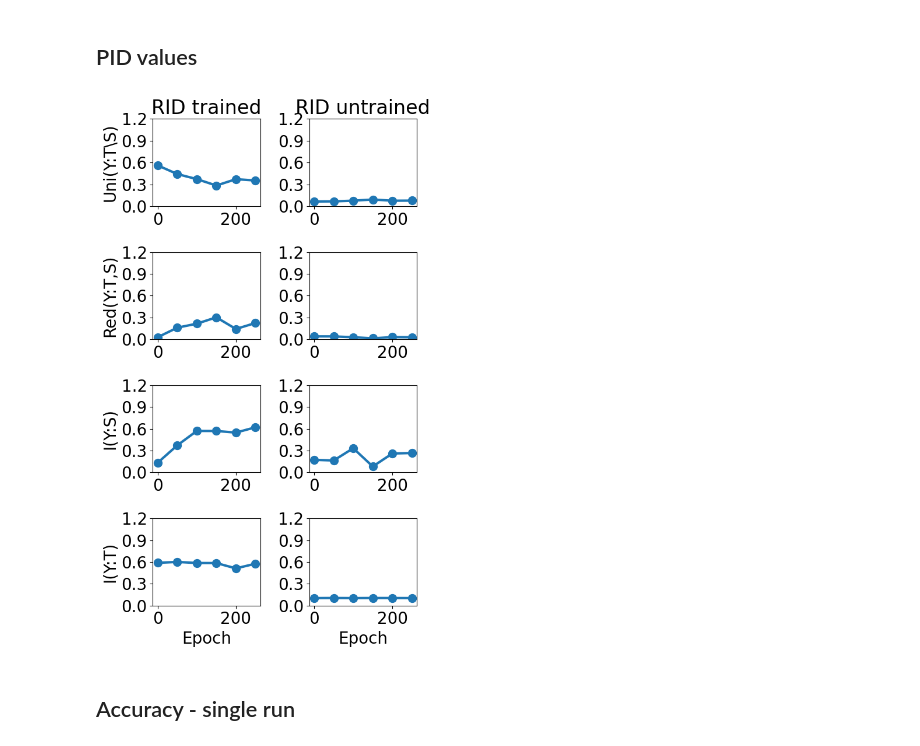
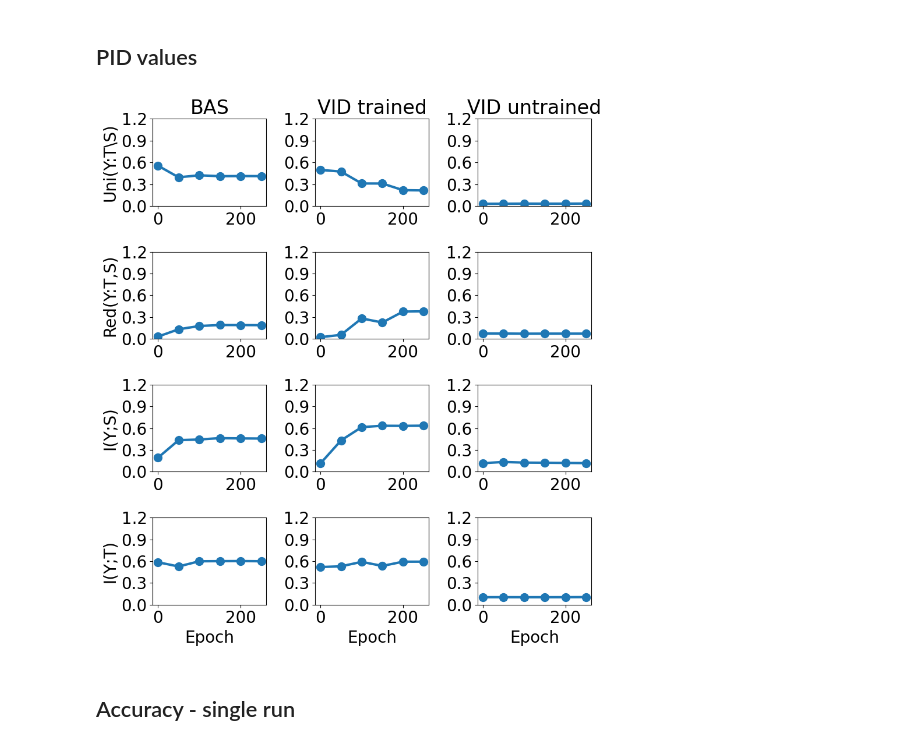
Before and after one commit to pasandissanayake/kd-rid, a Jupyter notebook: dit_test.ipynb, the cells around one changed output. Drawn from its saved outputs; the diff is of its cells as text; code cells hidden in the pictures.

```diff
--- a/dit_test.ipynb
+++ b/dit_test.ipynb
@@ -99,8 +77,8 @@ def add_measures(meas_1, meas_2, reps):
 # %%
 # Example list of folders (replace with your actual list)
 folders = [
-    './aistatcam3_cifar100_2810/meas/measures_red_tt_done',
-    './aistatcam3_cifar100_2810/meas/measures_red_ut_done'
+    './aistatcam3_cifar100_2810/meas/measures_vid_tt',
+    './aistatcam3_cifar100_2810/meas/measures_vid_ut'
     # 'experiment4_5000spc/meas/meas_bas_tt',
     # 'experiment4_5000spc/meas/meas_vid_tt',
     # 'experiment4_5000spc/meas/meas_red_tt',
@@ -112,12 +90,12 @@ folders = [
 ]
 titles = [
     # 'BAS-trained-teacher',
-    # 'VID-trained-teacher',
-    'RID-trained-teacher',
+    'VID-trained-teacher',
+    # 'RID-trained-teacher',
     # 'TED-trained-teacher',
     # 'BAS-untrained-teacher',
-    # 'VID-untrained-teacher',
-    'RID-untrained-teacher',
+    'VID-untrained-teacher',
+    # 'RID-untrained-teacher',
     # 'TED-untrained-teacher',
 ]
 n_reps = 3
@@ -177,25 +155,18 @@ plt.show()
 # %%
 # Example list of folders (replace with your actual list)
 folders = [
-    './aistatcam3_cifar100_2810/meas/measures_red_tt_done',
-    './aistatcam3_cifar100_2810/meas/measures_red_ut_done'
-    # 'experiment4_5000spc/meas/meas_bas_tt',
-    # 'experiment4_5000spc/meas/meas_vid_tt',
-    # 'experiment4_5000spc/meas/meas_red_tt',
-    # './meas/meas_ted_tt',
-    # 'experiment4_5000spc/meas/meas_bas_ut',
-    # 'experiment4_5000spc/meas/meas_vid_ut',
-    # 'experiment4_5000spc/meas/meas_red_ut',
-    # './meas/meas_ted_ut',
+    './aistatcam3_cifar100_2810/meas100spc/measures_bas_tt_done',
+    './aistatcam3_cifar100_2810/meas100spc/measures_vid_tt_done',
+    './aistatcam3_cifar100_2810/meas100spc/measures_vid_ut_done',
 ]
 titles = [
-    # 'BAS trained',
-    # 'VID trained',
-    'RID trained',
+    'BAS',
+    'VID trained',
+    # 'RID trained',
     # 'TED-trained-teacher',
     # 'BAS untrained',
-    # 'VID untrained',
-    'RID untrained',
+    'VID untrained',
+    # 'RID untrained',
     # 'TED-untrained-teacher',
 ]
 n_reps = 3
@@ -219,35 +190,36 @@ N = len(folders)
 rows = 4
 cols = N
 
 # Create a grid of subplots
 plt.rcParams.update({'font.size': 20})
 fig, axes = plt.subplots(rows, cols, figsize=(3*N, 10))
 # axes = axes.flatten()  # Flatten the axes array to easily iterate over
 
 for j, folder in enumerate(folders):
     syn = fetch_measures(folder, epochs, reps, 'syn')
     uniT = fetch_measures(folder, epochs, reps, 'uni1')
     uniS = fetch_measures(folder, epochs, reps, 'uni2')
     red = fetch_measures(folder, epochs, reps, 'red')
     miT = add_measures(uniT, red, reps)
     miS = add_measures(uniS, red, reps)
     measures_list = [uniT, red, miS, miT]
-    measure_names = ['Uni(Y:T\S)', 'Red(Y:T,S)', 'I(Y:S)', 'I(Y:T)']
+    measure_names = ['Uni(Y:T\S)', 'Red(Y:T,S)', 'I(Y;S)', 'I(Y;T)']
     for i in range(len(measures_list)):
         axes[i, 0].set_ylabel(measure_names[i])
         for rep_i in reps:
             axes[i, j].plot(epochs, measures_list[i][rep_i], '-o', label=rep_i, markersize=10, linewidth=3)
             axes[i, j].set_yticks(y_ticks[i])
+            # axes[i, j].set_xticks(np.arange(1,251,50))
             # axes[i, j].legend()
 
     axes[0, j].set_title(f"{titles[j]}")
     axes[rows-1, j].set_xlabel('Epoch')
 
 # Adjust layout for better appearance
 plt.tight_layout()
 plt.show()
 # %% [output]
-[figure, old version]
+[figure, new version]
 # %% [markdown]
 ## Accuracy - single run
 # %%
```
Also changed, not shown: parts of 2 cells of this notebook, 4 other files.
